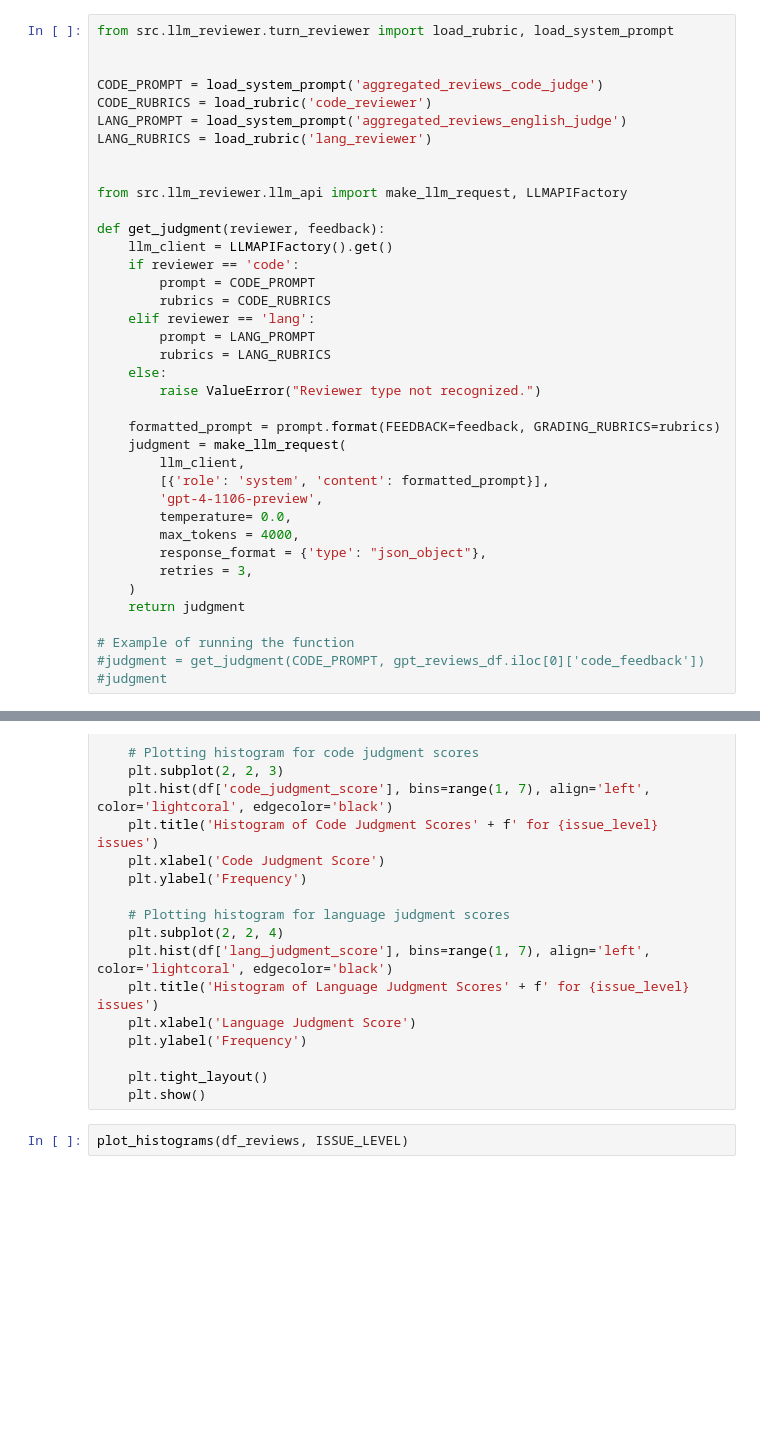
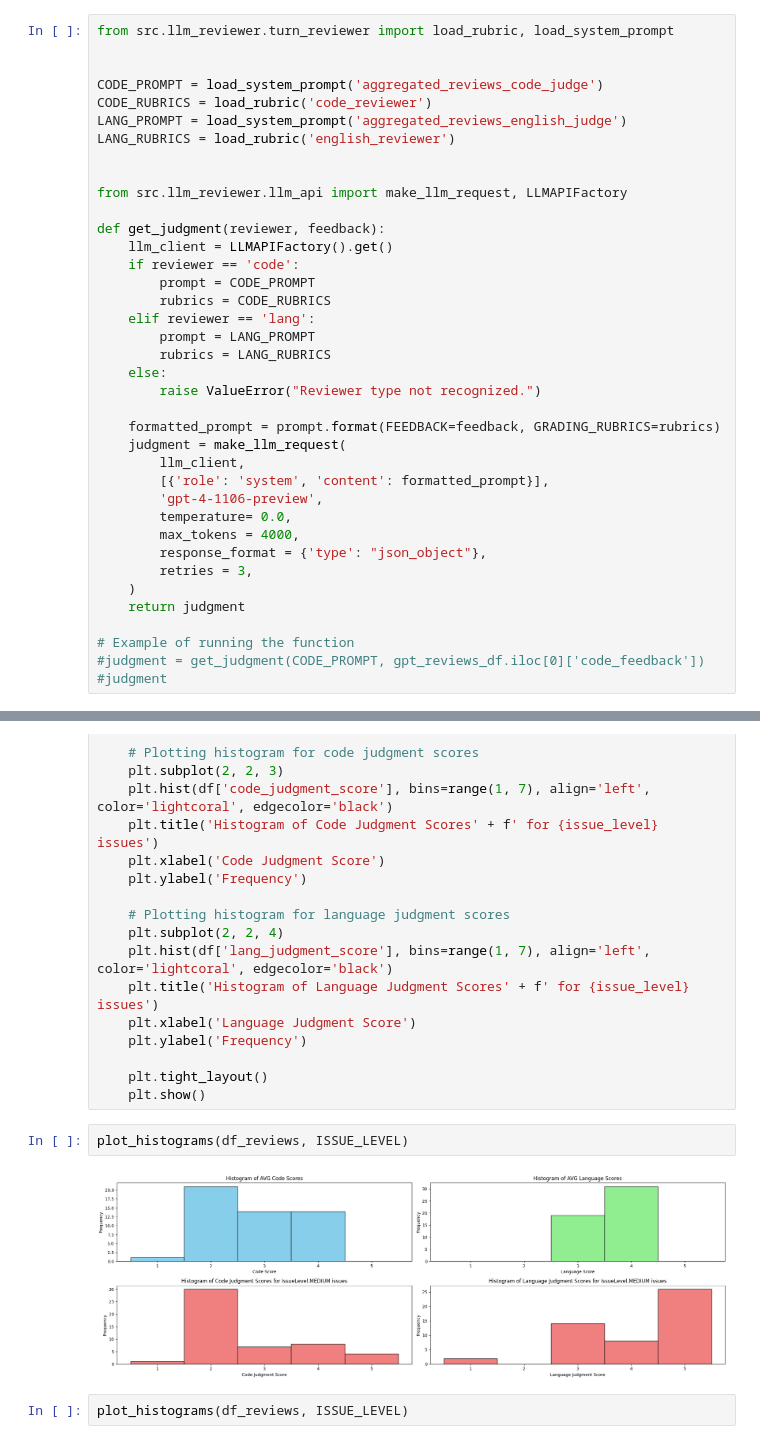
Before and after one commit to alexei-v-tu/character_tasks, a Jupyter notebook: gpt_review_undelivered_2_step_program.ipynb, the cells around one changed output, grey strips where cells are left out. Drawn from its saved outputs; the diff is of its cells as text; blank space fills up the shorter version.

Commit message:
[WIP]: full history merge with per turn review output, correlation calc

```diff
--- a/gpt_review_undelivered_2_step_program.ipynb
+++ b/gpt_review_undelivered_2_step_program.ipynb
@@ -400,7 +400,7 @@ from src.llm_reviewer.turn_reviewer import load_rubric, load_system_prompt
 CODE_PROMPT = load_system_prompt('aggregated_reviews_code_judge')
 CODE_RUBRICS = load_rubric('code_reviewer')
 LANG_PROMPT = load_system_prompt('aggregated_reviews_english_judge')
-LANG_RUBRICS = load_rubric('lang_reviewer')
+LANG_RUBRICS = load_rubric('english_reviewer')
 
 
 from src.llm_reviewer.llm_api import make_llm_request, LLMAPIFactory
@@ -557,6 +557,10 @@ def plot_histograms(df, issue_level):
 
     plt.tight_layout()
     plt.show()
+# %%
+plot_histograms(df_reviews, ISSUE_LEVEL)
+# %% [output]
+[figure, added]
 # %%
 plot_histograms(df_reviews, ISSUE_LEVEL)
 # %% [output]
```
Also changed, not shown: parts of 6 cells of this notebook, 3 other files.
